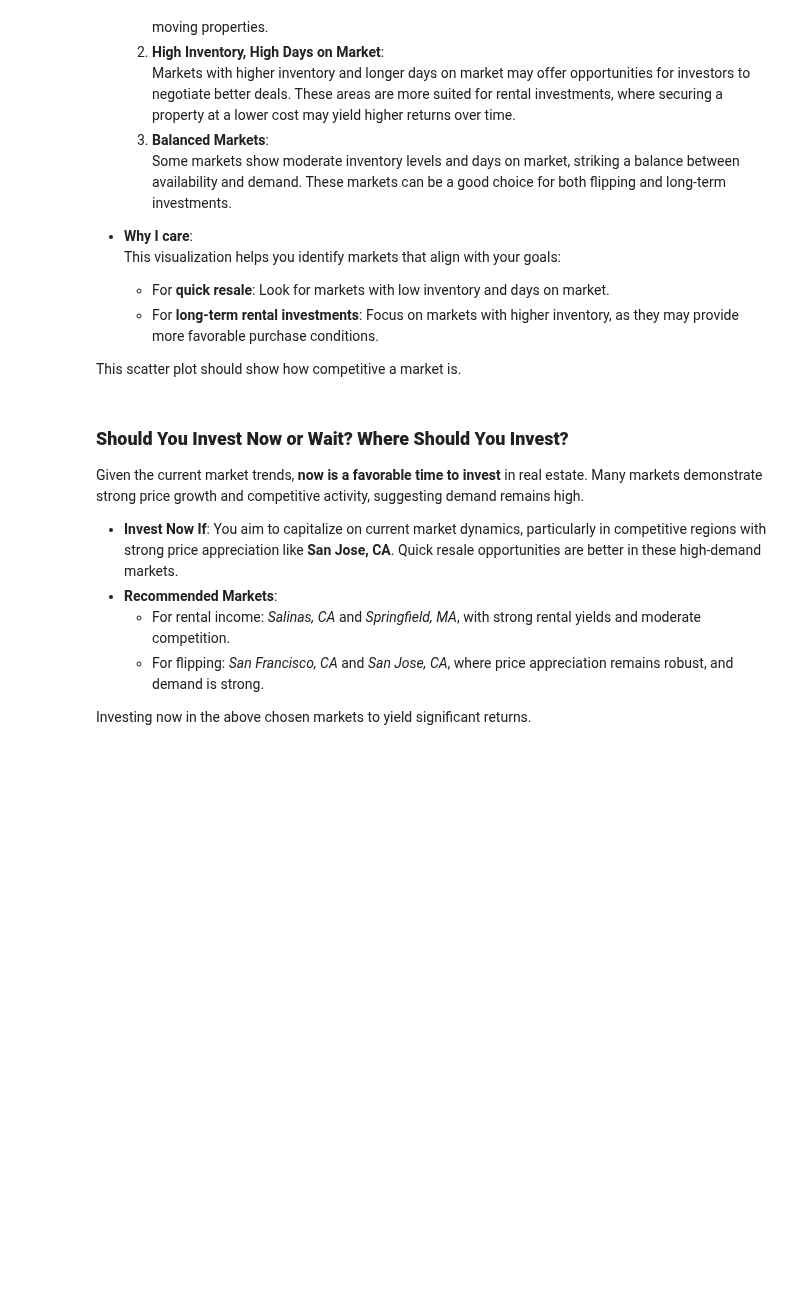
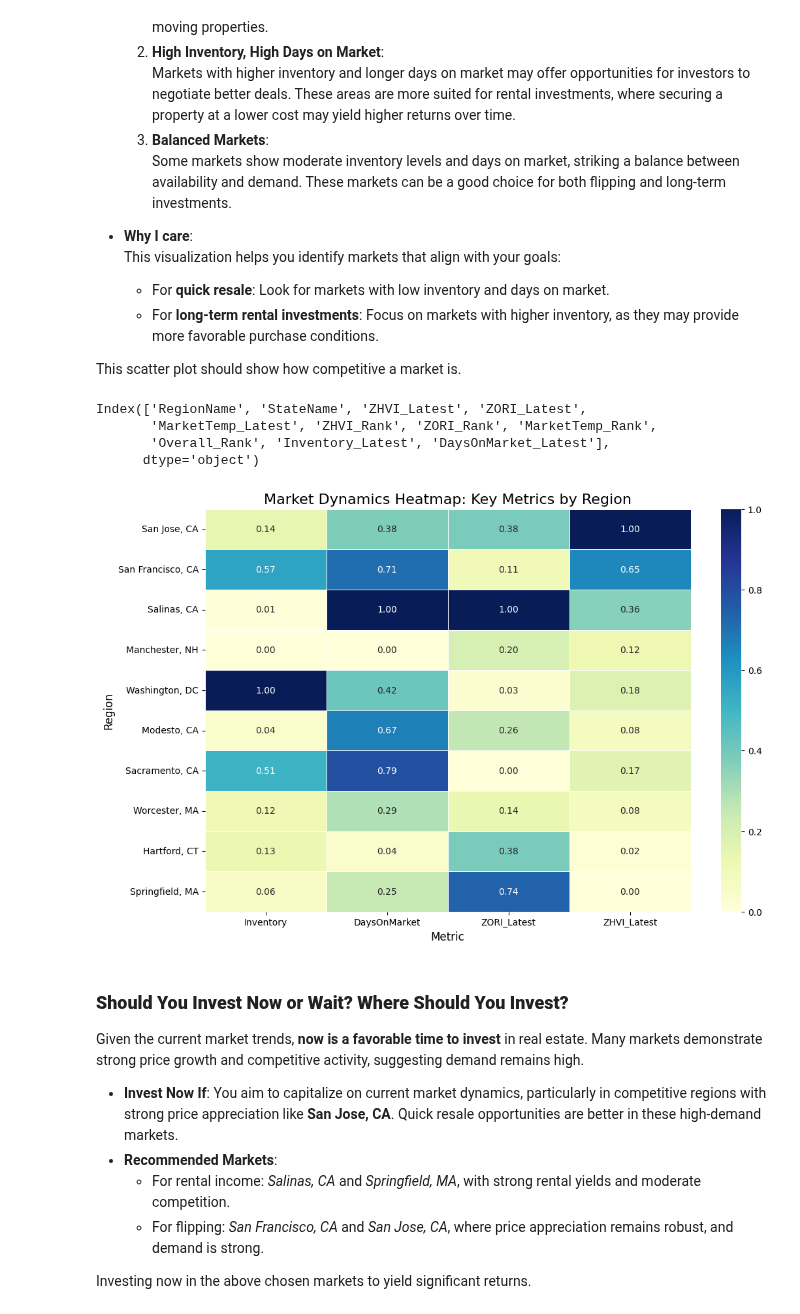
Before and after one commit to DavidBraun777/final-group-project-seis-631, a Jupyter notebook: Q1 and 3.ipynb, the cells around one changed output. Saved outputs shown, nothing was run; the diff lists cells and outputs as text; code cells hidden in the pictures; blank space fills up the shorter version.

```diff
--- a/Q1 and 3.ipynb
+++ b/Q1 and 3.ipynb
@@ -384,3 +384,10 @@ This visualization explores the relationship between **Inventory Levels** and **
   - For **long-term rental investments**: Focus on markets with higher inventory, as they may provide more favorable purchase conditions.
 
 This scatter plot should show how competitive a market is.
+# %%
+print(investment_data.columns)
+# %% [output]
+Index(['RegionName', 'StateName', 'ZHVI_Latest', 'ZORI_Latest',
+       'MarketTemp_Latest', 'ZHVI_Rank', 'ZORI_Rank', 'MarketTemp_Rank',
+       'Overall_Rank', 'Inventory_Latest', 'DaysOnMarket_Latest'],
+      dtype='object')
@@ -387,3 +400,33 @@ This scatter plot should show how competitive a market is.
+# %%
+# Merge inventory and days on market data with top markets
+investment_data = pd.merge(
+    top_markets,
+    inventory_data[['RegionName', 'StateName', '2024-10-31']].rename(columns={'2024-10-31': 'Inventory'}),
+    on=['RegionName', 'StateName'],
+    how='inner'
+)
+investment_data = pd.merge(
+    investment_data,
+    dttp_data[['RegionName', 'StateName', '2024-10-31']].rename(columns={'2024-10-31': 'DaysOnMarket'}),
+    on=['RegionName', 'StateName'],
+    how='inner'
+)
+# %%
+# Prepare data for the heatmap
+heatmap_data = investment_data.set_index("RegionName")[["Inventory", "DaysOnMarket", "ZORI_Latest", "ZHVI_Latest"]]
+
+# Normalize the data for comparison (optional)
+heatmap_data = (heatmap_data - heatmap_data.min()) / (heatmap_data.max() - heatmap_data.min())
+
+# Plot the heatmap
+plt.figure(figsize=(12, 8))
+sns.heatmap(heatmap_data, cmap="YlGnBu", annot=True, fmt=".2f", linewidths=0.5)
+plt.title("Market Dynamics Heatmap: Key Metrics by Region", fontsize=16)
+plt.ylabel("Region", fontsize=12)
+plt.xlabel("Metric", fontsize=12)
+plt.show()
+# %% [output]
+[figure, added]
 # %% [markdown]
 ### **Should You Invest Now or Wait? Where Should You Invest?**
 
```
Also changed, not shown: parts of 2 cells of this notebook.
